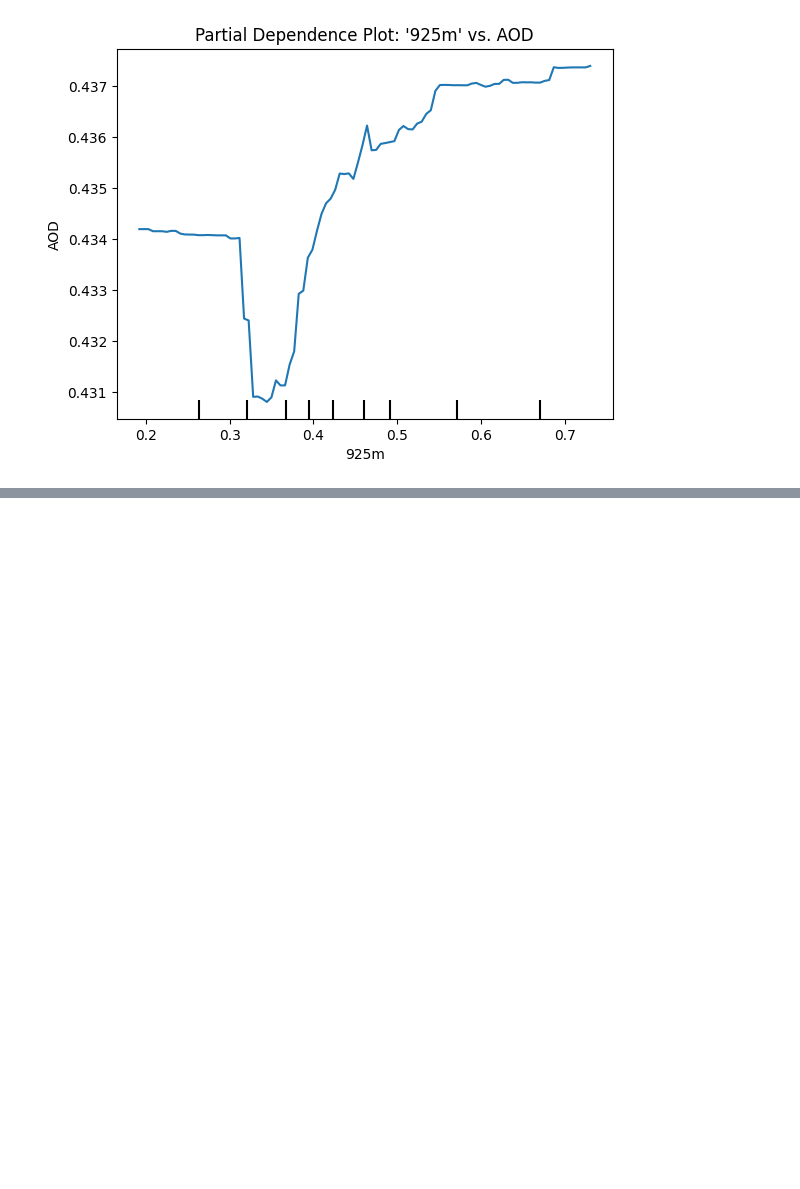
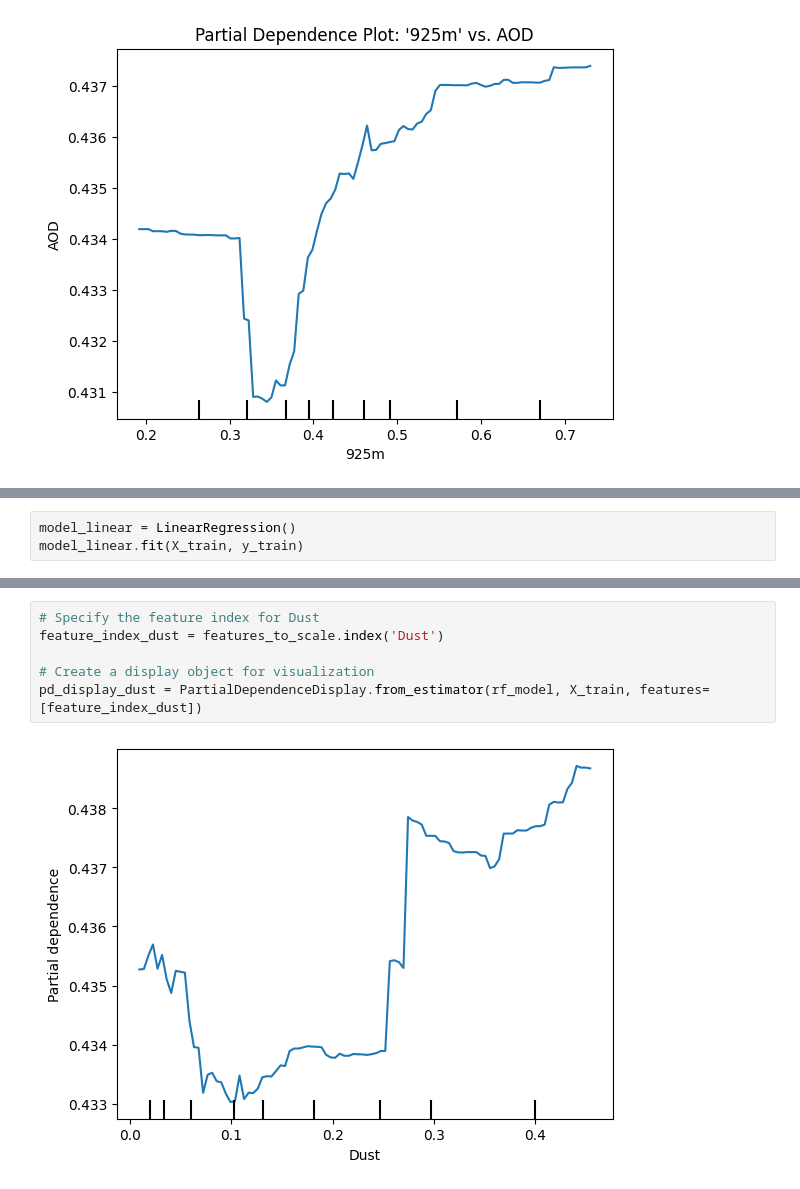
Before and after one commit to SanaSNavas27/finalproject, a Jupyter notebook: aerosolopticaldepth.ipynb, the cells around one changed output, grey strips where cells are left out. Cells and saved outputs as stored; diff of their text form; blank space fills up the shorter version.

```diff
--- a/aerosolopticaldepth.ipynb
+++ b/aerosolopticaldepth.ipynb
@@ -709,0 +675,3 @@ This share link expires in 72 hours. For free permanent hosting and GPU upgrades
+# %%
+model_linear = LinearRegression()
+model_linear.fit(X_train, y_train)
@@ -709,0 +688,8 @@ This share link expires in 72 hours. For free permanent hosting and GPU upgrades
+# %%
+# Specify the feature index for Dust
+feature_index_dust = features_to_scale.index('Dust')
+
+# Create a display object for visualization
+pd_display_dust = PartialDependenceDisplay.from_estimator(rf_model, X_train, features=[feature_index_dust])
+# %% [output]
+[figure, added]
```
Also changed, not shown: parts of 27 cells of this notebook.
